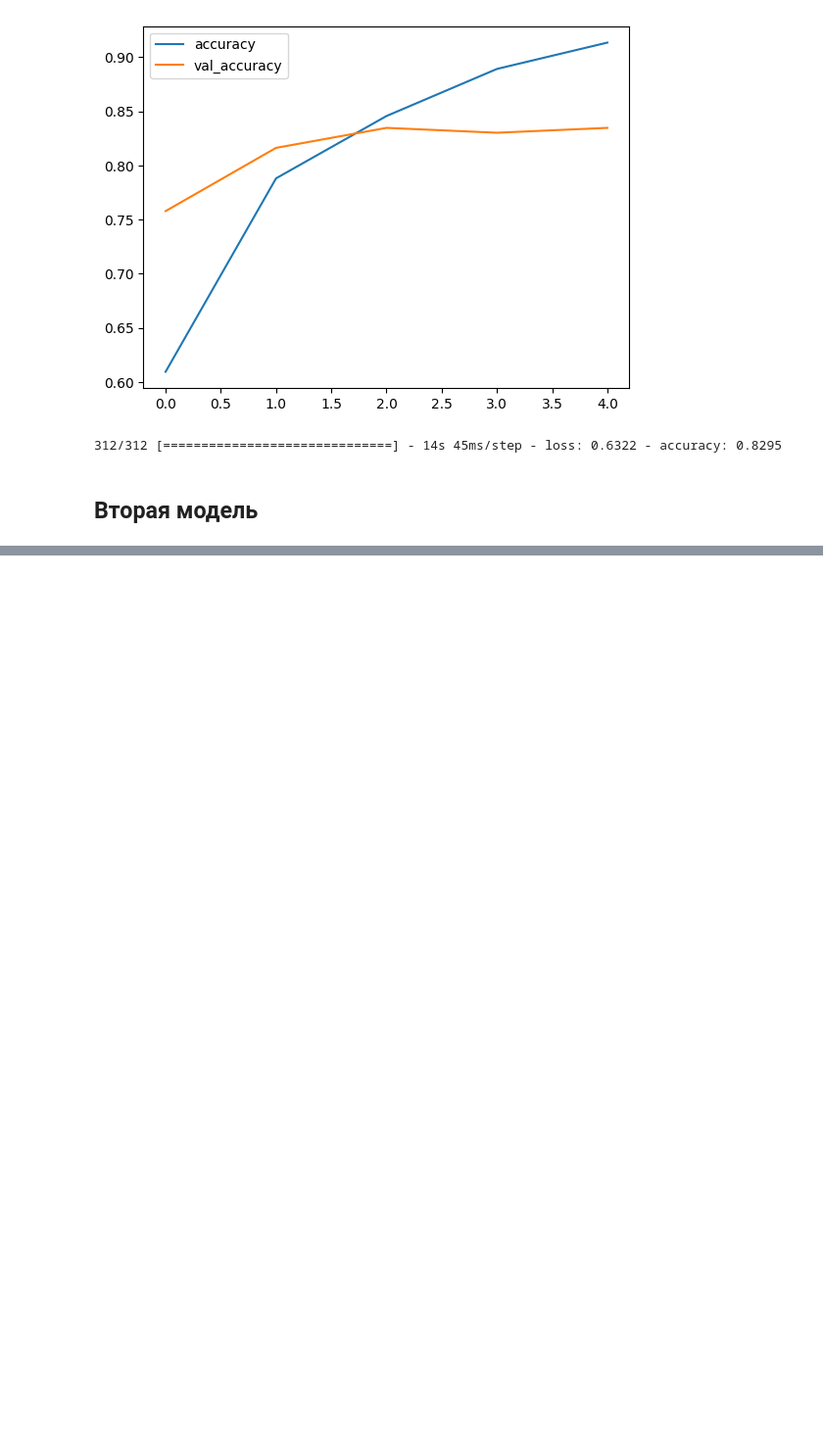
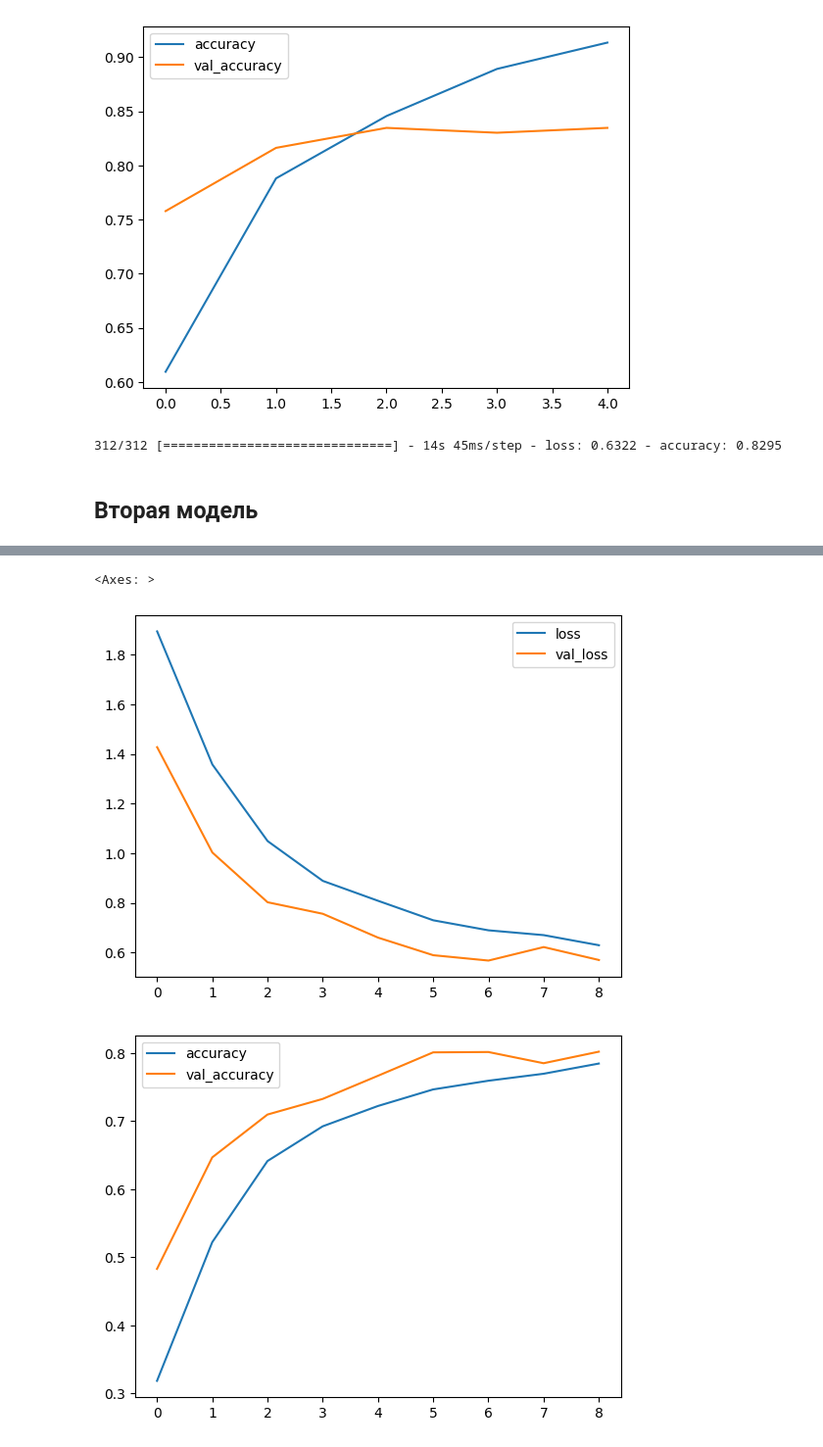
Before and after one commit to s4kh4rov/BMIL, a Jupyter notebook: lab2rpsmo.ipynb, the cells around one changed output, grey strips where cells are left out. Shown at 98% size. Cells and saved outputs as stored; diff of their text form; code cells hidden in the pictures; blank space fills up the shorter version.

```diff
--- a/lab2rpsmo.ipynb
+++ b/lab2rpsmo.ipynb
@@ -187,3 +187,24 @@ result_test = classifier.evaluate(test_ds)
 312/312 [==============================] - 14s 45ms/step - loss: 0.6322 - accuracy: 0.8295
 # %% [markdown]
 ## Вторая модель
+# %%
+classifier2 = Sequential()
+classifier2.add(Rescaling(1./255, input_shape=(IMG_SIZE, IMG_SIZE, 3))),
+classifier2.add(Conv2D(filters=32, kernel_size=3, activation='relu', padding='same', strides=1))
+classifier2.add(MaxPooling2D(pool_size=(2,2), padding='valid', strides=2))
+classifier2.add(Conv2D(filters=25, kernel_size=3,activation='relu', padding='same', strides=1))
+classifier2.add(MaxPooling2D(pool_size=(2,2), padding='valid', strides=2))
+classifier2.add(Conv2D(filters=20, kernel_size=3,activation='relu', padding='same', strides=1))
+classifier2.add(MaxPooling2D(pool_size=(2,2), padding='valid', strides=2))
+classifier2.add(Conv2D(filters=15, kernel_size=3,activation='relu', padding='same', strides=1))
+classifier2.add(MaxPooling2D(pool_size=(2,2), padding='valid', strides=2))
+classifier2.add(Flatten())
+classifier2.add(Dense(units=350, activation='relu'))
+classifier2.add(Dropout(0.4))
+classifier2.add(Dense(units=170, activation='relu'))
+classifier2.add(Dropout(0.3))
+classifier2.add(Dense(units=40, activation='relu'))
+classifier2.add(Dropout(0.2))
+classifier2.add(Dense(units=11, activation='softmax'))
+classifier2.compile(optimizer='adam', loss='sparse_categorical_crossentropy', metrics=['accuracy'])
+classifier2.summary()
@@ -189,0 +229,9 @@ result_test = classifier.evaluate(test_ds)
+# %%
+callbacks = [EarlyStopping(monitor='val_loss',min_delta=0.01,
+                           patience=2),
+             ModelCheckpoint('/content/drive/MyDrive/rpsmo_lab2_model/tomato_model2_checkpoint.keras',
+                             save_best_only=True)]
+# %%
+history2 = classifier2.fit(train_ds, epochs=50,
+                        validation_data = val_ds,
+                        callbacks = callbacks)
@@ -189,0 +259,8 @@ result_test = classifier.evaluate(test_ds)
+# %%
+history_frame = pd.DataFrame(history2.history)
+history_frame.loc[:,['loss','val_loss']].plot()
+history_frame.loc[:,['accuracy','val_accuracy']].plot()
+# %% [output]
+<Axes: >
+[figure, added]
+[figure, added]
```
Also changed, not shown: parts of 4 cells of this notebook.
